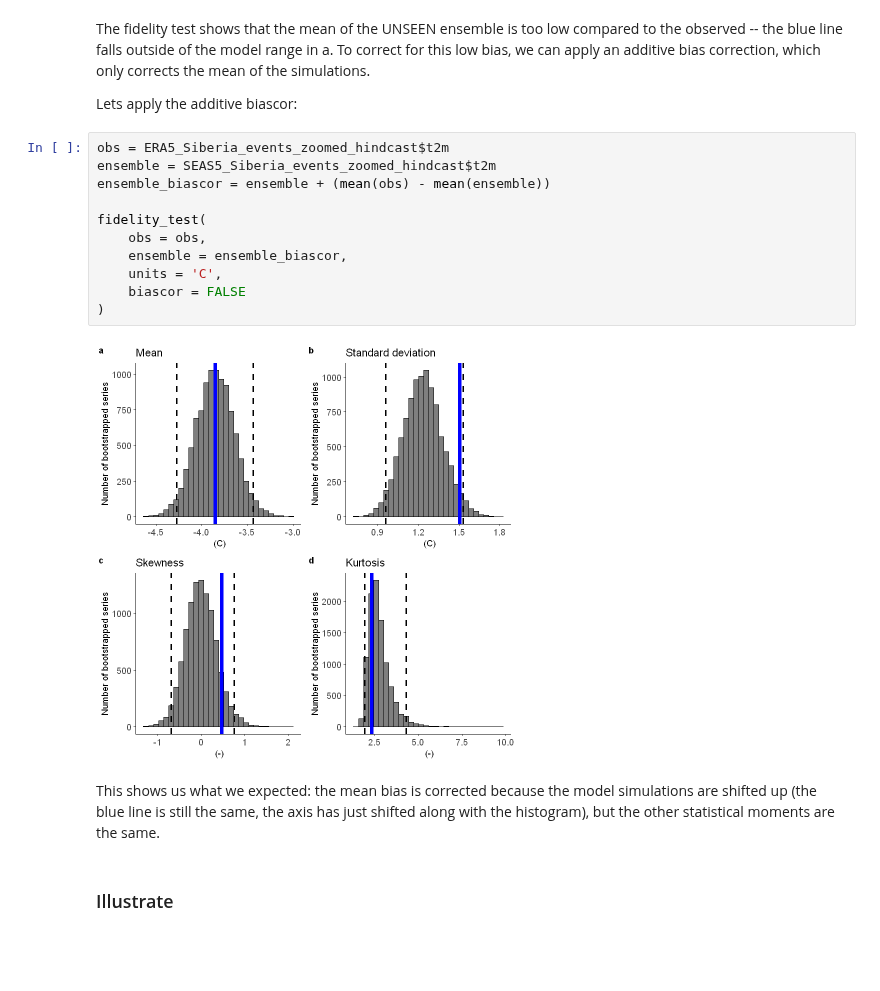
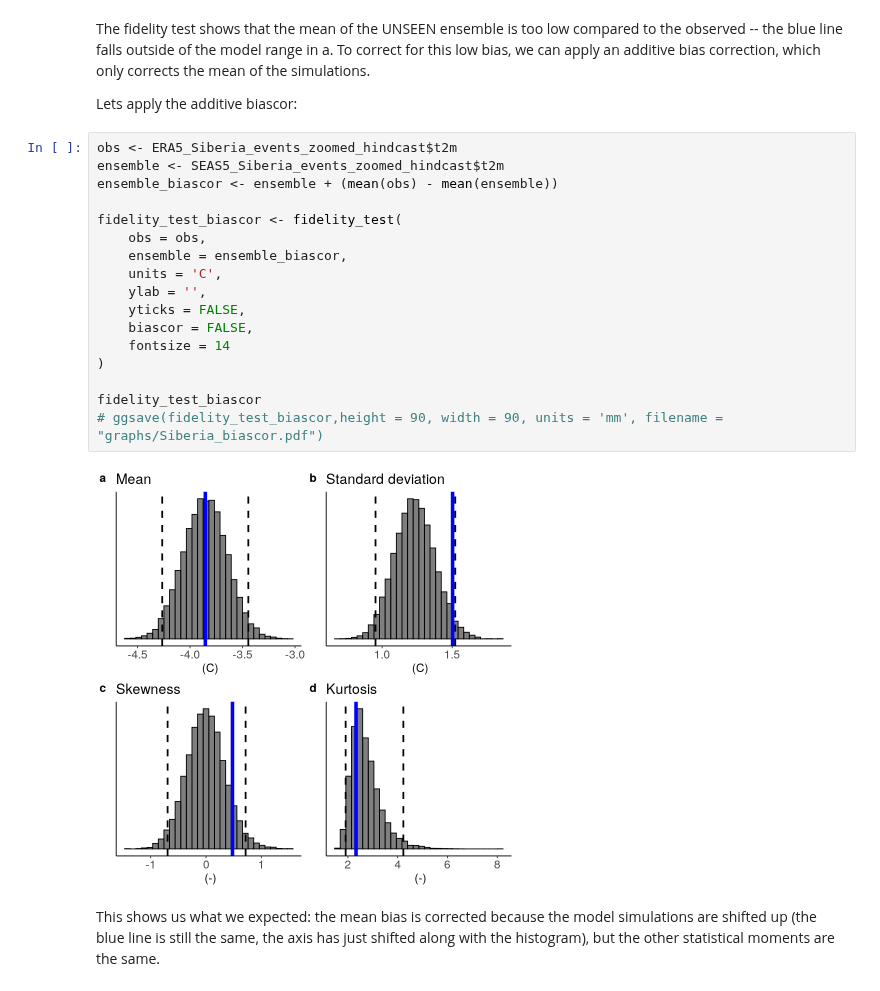
Before and after one commit to ECMWFCode4Earth/UNSEEN-open, a Jupyter notebook: doc/Notebooks/examples/Siberian_Heatwave.ipynb, the cells around one changed output. Saved outputs shown, nothing was run; the diff lists cells and outputs as text; blank space fills up the shorter version.

Commit message:
update Siberia example

```diff
--- a/doc/Notebooks/examples/Siberian_Heatwave.ipynb
+++ b/doc/Notebooks/examples/Siberian_Heatwave.ipynb
@@ -195,19 +259,23 @@ The fidelity test shows that the mean of the UNSEEN ensemble is too low compared
 
 Lets apply the additive biascor:
 # %%
-obs = ERA5_Siberia_events_zoomed_hindcast$t2m
-ensemble = SEAS5_Siberia_events_zoomed_hindcast$t2m
-ensemble_biascor = ensemble + (mean(obs) - mean(ensemble))
+obs <- ERA5_Siberia_events_zoomed_hindcast$t2m
+ensemble <- SEAS5_Siberia_events_zoomed_hindcast$t2m
+ensemble_biascor <- ensemble + (mean(obs) - mean(ensemble))
 
-fidelity_test(
+fidelity_test_biascor <- fidelity_test(
     obs = obs,
     ensemble = ensemble_biascor,
     units = 'C',
-    biascor = FALSE
+    ylab = '',
+    yticks = FALSE,
+    biascor = FALSE,
+    fontsize = 14
 )
+
+fidelity_test_biascor
+# ggsave(fidelity_test_biascor,height = 90, width = 90, units = 'mm', filename = "graphs/Siberia_biascor.pdf")
 # %% [output]
-[figure, old version]
+[figure, new version]
 # %% [markdown]
 This shows us what we expected: the mean bias is corrected because the model simulations are shifted up (the blue line is still the same, the axis has just shifted along with the histogram), but the other statistical moments are the same.
-# %% [markdown]
-### Illustrate
```
Also changed, not shown: parts of 31 cells of this notebook, 2 other files.
